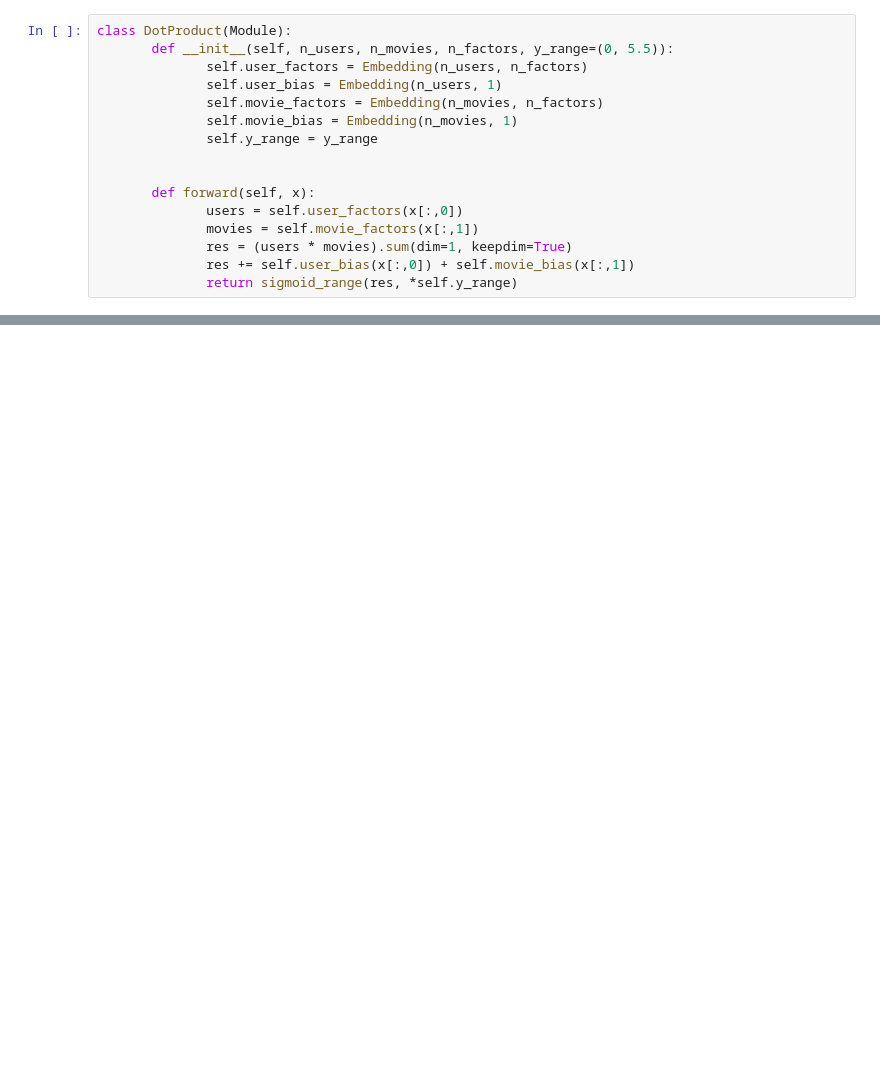
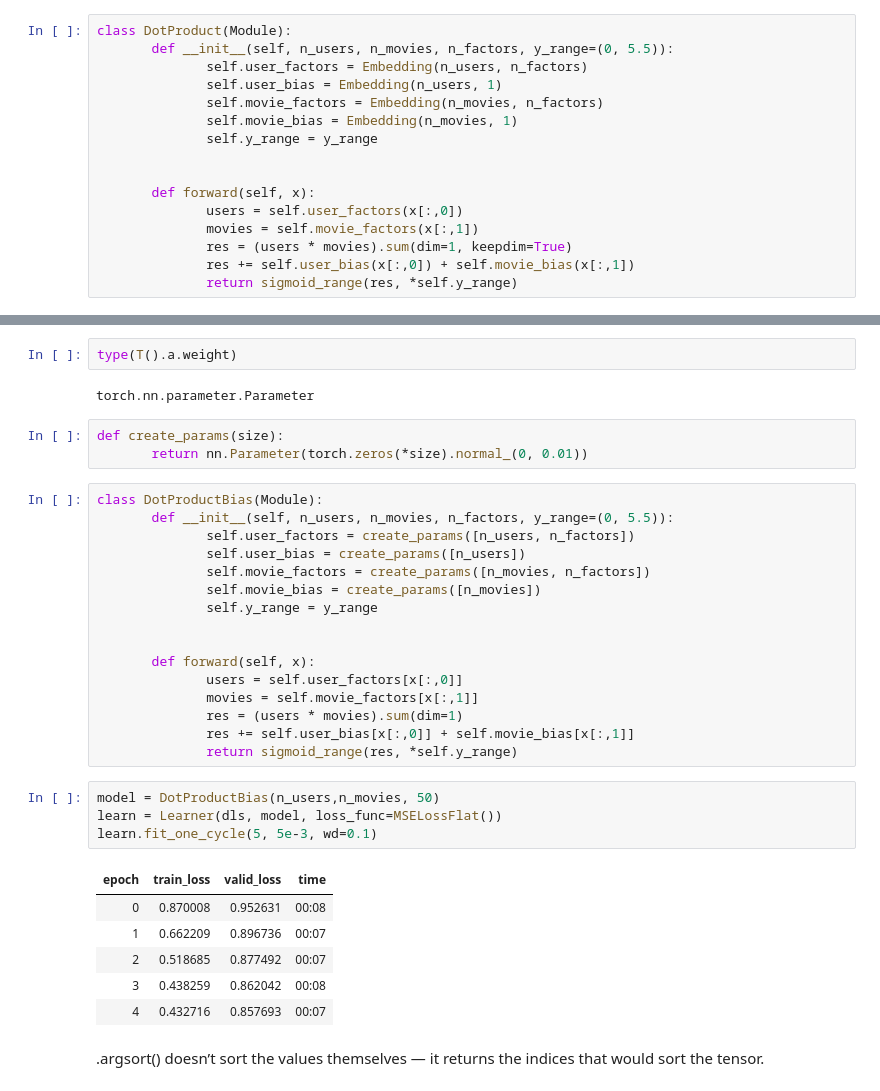
Before and after one commit to phroo02/Machine-Learning-Deep-Learning-Projects, a Jupyter notebook: 4.Collaborative Filtering Deep Dive/main4.ipynb, the cells around one changed output, grey strips where cells are left out. Saved outputs shown, nothing was run; the diff lists cells and outputs as text; blank space fills up the shorter version.

```diff
--- a/4.Collaborative Filtering Deep Dive/main4.ipynb
+++ b/4.Collaborative Filtering Deep Dive/main4.ipynb
@@ -143,0 +172,36 @@ learn.fit_one_cycle(5, 5e-3)
+# %%
+type(T().a.weight)
+# %% [output]
+torch.nn.parameter.Parameter
+# %%
+def create_params(size):
+       return nn.Parameter(torch.zeros(*size).normal_(0, 0.01))
+# %%
+class DotProductBias(Module):
+       def __init__(self, n_users, n_movies, n_factors, y_range=(0, 5.5)):
+              self.user_factors = create_params([n_users, n_factors])
+              self.user_bias = create_params([n_users])
+              self.movie_factors = create_params([n_movies, n_factors])
+              self.movie_bias = create_params([n_movies])
+              self.y_range = y_range
+
+
+       def forward(self, x):
+              users = self.user_factors[x[:,0]]
+              movies = self.movie_factors[x[:,1]]
+              res = (users * movies).sum(dim=1)
+              res += self.user_bias[x[:,0]] + self.movie_bias[x[:,1]]
+              return sigmoid_range(res, *self.y_range)
+# %%
+model = DotProductBias(n_users,n_movies, 50)
+learn = Learner(dls, model, loss_func=MSELossFlat())
+learn.fit_one_cycle(5, 5e-3, wd=0.1)
+# %% [output]
+| epoch | train_loss | valid_loss | time |
+| 0 | 0.870008 | 0.952631 | 00:08 |
+| 1 | 0.662209 | 0.896736 | 00:07 |
+| 2 | 0.518685 | 0.877492 | 00:07 |
+| 3 | 0.438259 | 0.862042 | 00:08 |
+| 4 | 0.432716 | 0.857693 | 00:07 |
+# %% [markdown]
+.argsort() doesn’t sort the values themselves — it returns the indices that would sort the tensor.
```
Also changed, not shown: parts of 28 cells of this notebook, 1 other file.
